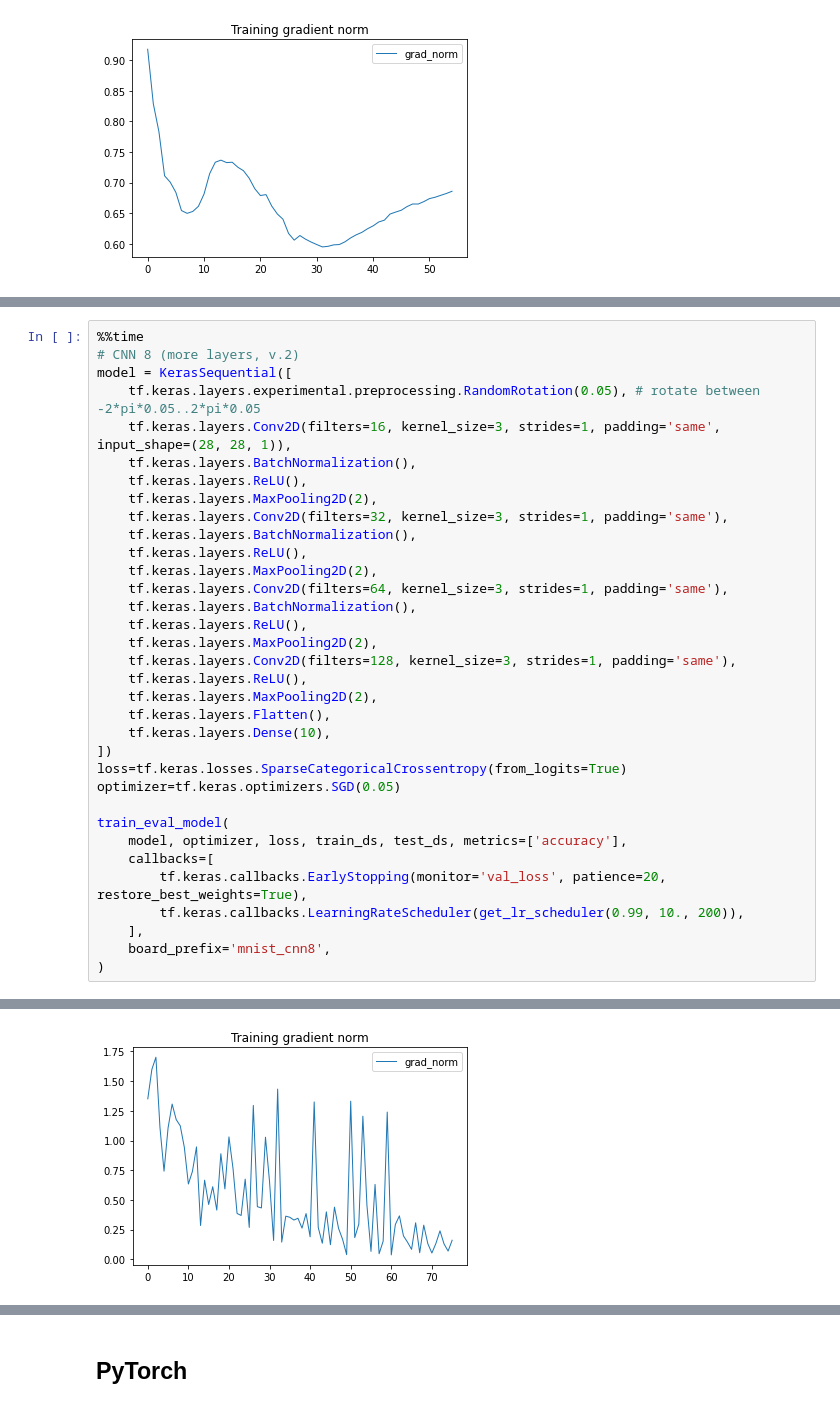
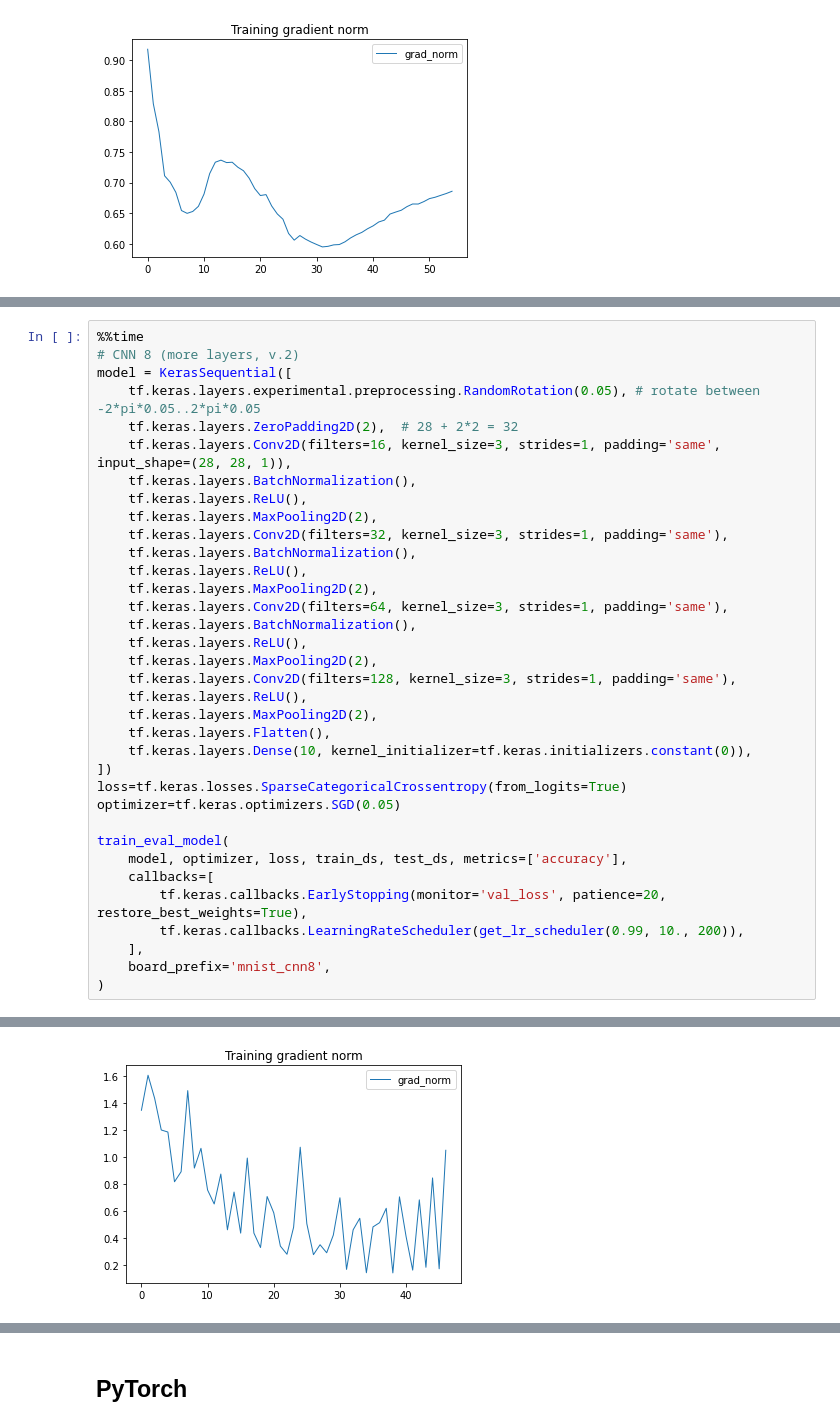
Before and after one commit to mysterious-ben/ds-examples, a Jupyter notebook: dl/cnn.ipynb, the cells around one changed output, grey strips where cells are left out. Drawn from its saved outputs; the diff is of its cells as text.

```diff
--- a/dl/cnn.ipynb
+++ b/dl/cnn.ipynb
@@ -425,6 +426,7 @@ Wall time: 4min 5s
 # CNN 8 (more layers, v.2)
 model = KerasSequential([
     tf.keras.layers.experimental.preprocessing.RandomRotation(0.05), # rotate between -2*pi*0.05..2*pi*0.05
+    tf.keras.layers.ZeroPadding2D(2),  # 28 + 2*2 = 32
     tf.keras.layers.Conv2D(filters=16, kernel_size=3, strides=1, padding='same', input_shape=(28, 28, 1)),
     tf.keras.layers.BatchNormalization(),
     tf.keras.layers.ReLU(),
@@ -441,7 +443,7 @@ model = KerasSequential([
     tf.keras.layers.ReLU(),
     tf.keras.layers.MaxPooling2D(2),
     tf.keras.layers.Flatten(),
-    tf.keras.layers.Dense(10),
+    tf.keras.layers.Dense(10, kernel_initializer=tf.keras.initializers.constant(0)),
 ])
 loss=tf.keras.losses.SparseCategoricalCrossentropy(from_logits=True)
 optimizer=tf.keras.optimizers.SGD(0.05)
@@ -467 +469 @@ Wall time: 3min 31s
-[figure, old version]
+[figure, new version]
```
Also changed, not shown: parts of 4 cells of this notebook.
